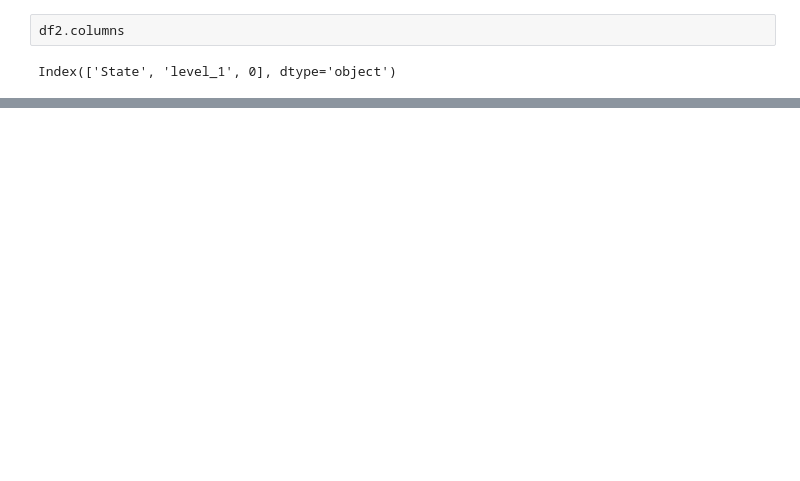
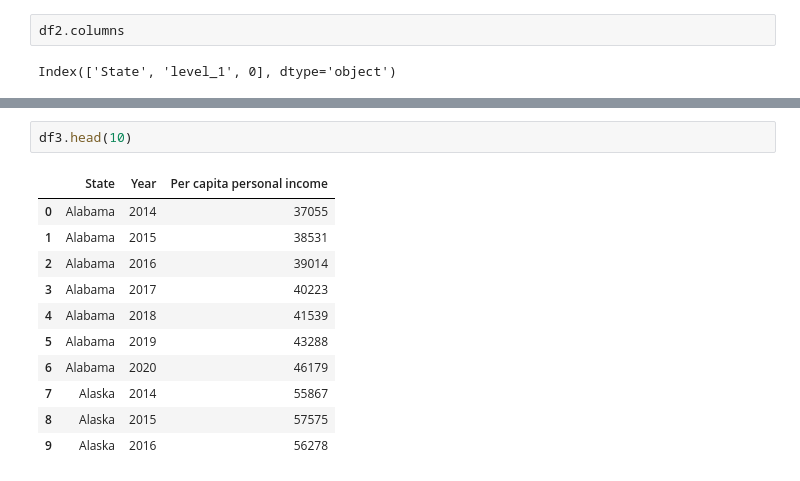
Before and after one commit to harrietspence/harrietspence.github.io, a Jupyter notebook: P_income_US_tidy.ipynb, the cells around one changed output, grey strips where cells are left out. Drawn from its saved outputs; the diff is of its cells as text; blank space fills up the shorter version.

```diff
--- a/P_income_US_tidy.ipynb
+++ b/P_income_US_tidy.ipynb
@@ -76,0 +103,14 @@ files.download('P_income_US_tidy.csv')
+# %%
+df3.head(10)
+# %% [output]
+|  | State | Year | Per capita personal income |
+| 0 | Alabama | 2014 | 37055 |
+| 1 | Alabama | 2015 | 38531 |
+| 2 | Alabama | 2016 | 39014 |
+| 3 | Alabama | 2017 | 40223 |
+| 4 | Alabama | 2018 | 41539 |
+| 5 | Alabama | 2019 | 43288 |
+| 6 | Alabama | 2020 | 46179 |
+| 7 | Alaska | 2014 | 55867 |
+| 8 | Alaska | 2015 | 57575 |
+| 9 | Alaska | 2016 | 56278 |
```
Also changed, not shown: parts of 14 cells of this notebook.
